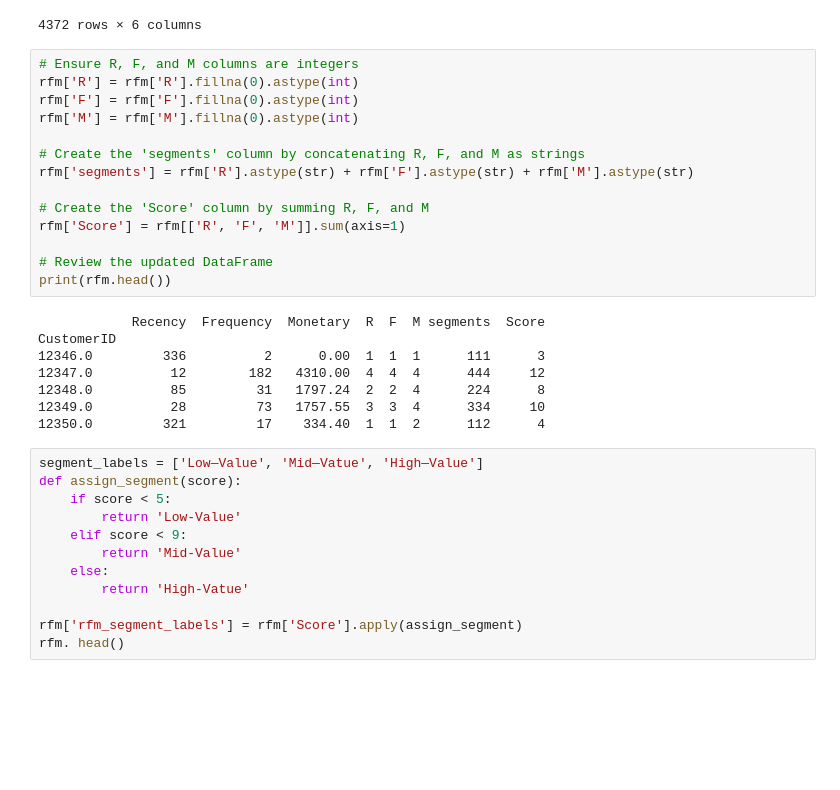
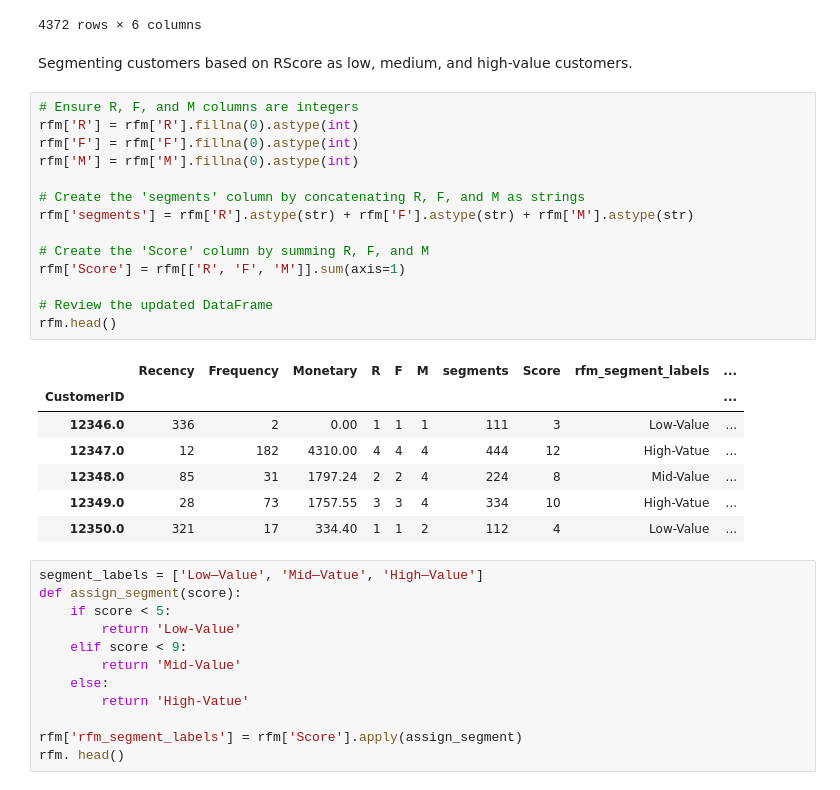
Before and after one commit to MeeZee7/RFM_Analysis, a Jupyter notebook: RFM_Analysis.ipynb, the cells around one changed output. Drawn from its saved outputs; the diff is of its cells as text; blank space fills up the shorter version.

```diff
--- a/RFM_Analysis.ipynb
+++ b/RFM_Analysis.ipynb
@@ -120,28 +152,30 @@ rfm
 | 18283.0 | 13 | 756 | 2094.88 | 4 | 4 | 4 |
 | 18287.0 | 52 | 70 | 1837.28 | 3 | 3 | 4 |
 4372 rows × 6 columns
+# %% [markdown]
+ Segmenting customers based on RScore as low, medium, and high-value customers.
 # %%
 # Ensure R, F, and M columns are integers
 rfm['R'] = rfm['R'].fillna(0).astype(int)
 rfm['F'] = rfm['F'].fillna(0).astype(int)
 rfm['M'] = rfm['M'].fillna(0).astype(int)
 
 # Create the 'segments' column by concatenating R, F, and M as strings
 rfm['segments'] = rfm['R'].astype(str) + rfm['F'].astype(str) + rfm['M'].astype(str)
 
 # Create the 'Score' column by summing R, F, and M
 rfm['Score'] = rfm[['R', 'F', 'M']].sum(axis=1)
 
 # Review the updated DataFrame
-print(rfm.head())
+rfm.head()
 # %% [output]
-            Recency  Frequency  Monetary  R  F  M segments  Score
-CustomerID
-12346.0         336          2      0.00  1  1  1      111      3
-12347.0          12        182   4310.00  4  4  4      444     12
-12348.0          85         31   1797.24  2  2  4      224      8
-12349.0          28         73   1757.55  3  3  4      334     10
-12350.0         321         17    334.40  1  1  2      112      4
+|  | Recency | Frequency | Monetary | R | F | M | segments | Score | rfm_segment_labels | ... |
+| CustomerID |  |  |  |  |  |  |  |  |  | ... |
+| 12346.0 | 336 | 2 | 0.00 | 1 | 1 | 1 | 111 | 3 | Low-Value | ... |
+| 12347.0 | 12 | 182 | 4310.00 | 4 | 4 | 4 | 444 | 12 | High-Vatue | ... |
+| 12348.0 | 85 | 31 | 1797.24 | 2 | 2 | 4 | 224 | 8 | Mid-Value | ... |
+| 12349.0 | 28 | 73 | 1757.55 | 3 | 3 | 4 | 334 | 10 | High-Vatue | ... |
+| 12350.0 | 321 | 17 | 334.40 | 1 | 1 | 2 | 112 | 4 | Low-Value | ... |
 # %%
 segment_labels = ['Low—Value', 'Mid—Vatue', 'High—Value']
 def assign_segment(score):
```
Also changed, not shown: parts of 23 cells of this notebook.
